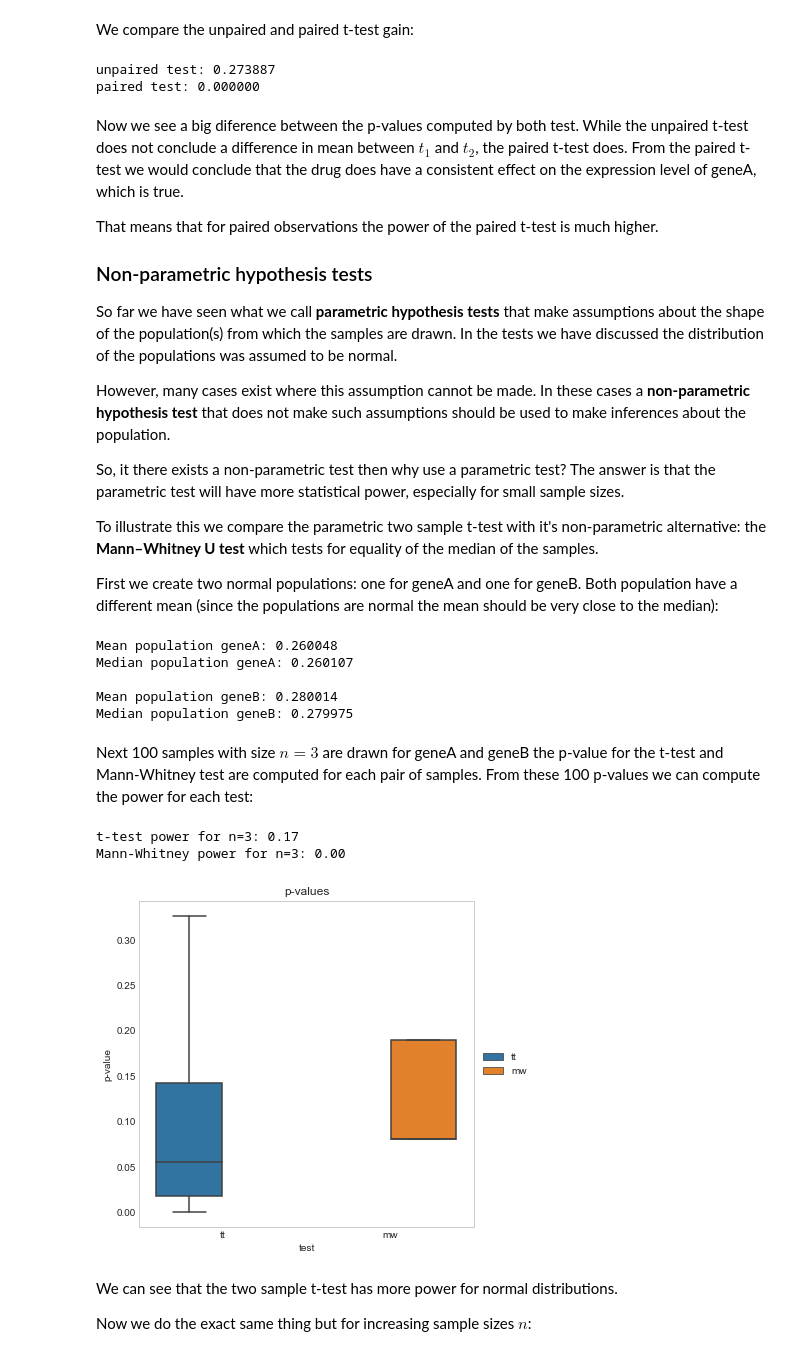
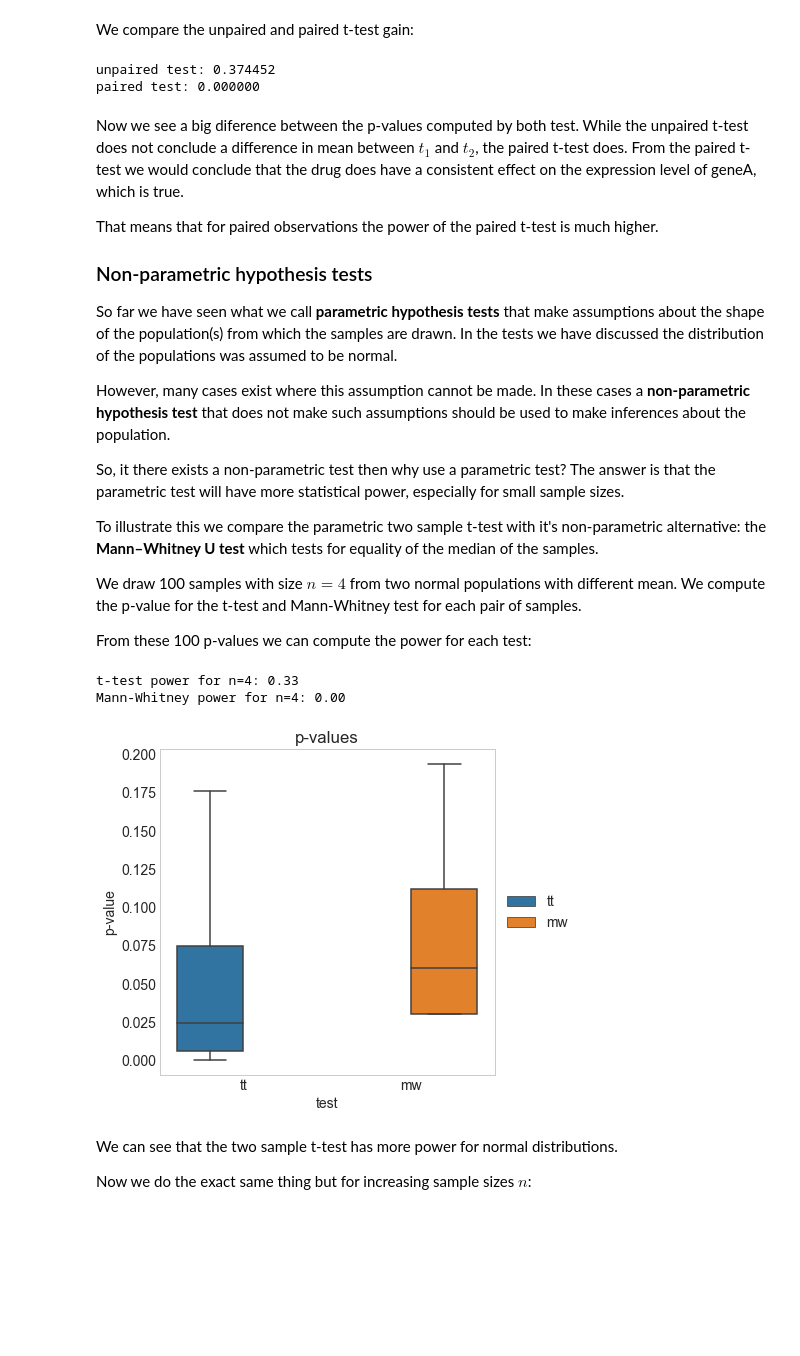
Before and after one commit to sdgroeve/D012513, a Jupyter notebook: part_II/notebook.ipynb, the cells around one changed output. Cells and saved outputs as stored; diff of their text form; code cells hidden in the pictures; blank space fills up the shorter version.

```diff
--- a/part_II/notebook.ipynb
+++ b/part_II/notebook.ipynb
@@ -119,8 +95,8 @@ plt.figure(figsize=(5,5))
 for n in [3,6,9,12,18]:
     mean_diffs = []
     for i in range(m):
-        x = np.random.choice(population,size=n)
-        D = np.mean(x)-mu0
+        x_tmp = np.random.normal(size=n,loc=0.3,scale=0.05)
+        D = np.mean(x_tmp)-mu0
         mean_diffs.append(D)
     sns.distplot(mean_diffs,label="n=%i"%n)
 plt.legend(loc='center left', bbox_to_anchor=(1, 0.5))
@@ -636,0 +375,13 @@ df.head()
+# %%
+df = pd.DataFrame()
+for n_tmp in [6,9,12,18,32]:
+    pvalues = []
+    for i in range(100):
+        geneA = np.random.normal(size=n_tmp,loc=0.26,scale=0.01)
+        geneB = np.random.normal(size=n_tmp,loc=0.27,scale=0.01)
+        pvalues.append(stats.ttest_ind(geneA,geneB).pvalue)
+    df["n=%i"%n_tmp] = pvalues
+plt.figure(figsize=(5,5))
+df.boxplot()
+plt.title("p-values")
+plt.show()
@@ -636,0 +410,9 @@ df.head()
+# %%
+n = 9
+geneA_t1 = np.random.normal(size=n,loc=0.26,scale=0.01)
+geneA_t2 = np.random.normal(size=n,loc=0.26,scale=0.01)
+# create DataFrame
+df = pd.DataFrame()
+df["geneA_t1"] = geneA_t1
+df["geneA_t2"] = geneA_t2
+df.head()
@@ -667,16 +454,12 @@ Ttest_relResult(statistic=1.5705851040246477, pvalue=0.1549203498659095)
 We can see that both tests accept the null hypothesis for $\alpha = 0.01$.
 Now let's again create paired observations but this time the expression level for the observation in $t_2$ is consistently higher as compared to the same observation in $t_1$:
 # %%
-n = 9
-
-geneA_t1 = np.random.choice(population,size=n)
-geneA_t2 = geneA_t1 + np.random.normal(size=n,loc=0.005,scale=0.001) #adding a radom value to the observation in t1
-
+geneA_t1 = np.random.normal(size=n,loc=0.26,scale=0.01)
+geneA_t2 = geneA_t1 + np.random.normal(size=n,loc=0.005,scale=0.001)
 # create DataFrame
 df = pd.DataFrame()
 df["geneA_t1"] = geneA_t1
 df["geneA_t2"] = geneA_t2
-
 df.head()
 # %% [output]
 |  | geneA_t1 | geneA_t2 |
@@ -708,7 +489,7 @@ We compare the unpaired and paired t-test gain:
 print "unpaired test: %f" % stats.ttest_ind(geneA_t1,geneA_t2).pvalue
 print "paired test: %f" % stats.ttest_rel(geneA_t1,geneA_t2).pvalue
 # %% [output]
-unpaired test: 0.273887
+unpaired test: 0.374452
 paired test: 0.000000
 # %% [markdown]
 Now we see a big diference between the p-values computed by both test. While the unpaired t-test does not conclude a difference in mean between $t_1$ and $t_2$, the paired t-test does. From the paired t-test we would conclude that the drug does have a consistent effect on the expression level of geneA, which is true.
@@ -725,72 +506,46 @@ So, it there exists a non-parametric test then why use a parametric test? The an
 
 To illustrate this we compare the parametric two sample t-test with it's non-parametric alternative: the **Mann–Whitney U test** which tests for equality of the median of the samples.
 
-First we create two normal populations: one for geneA and one for geneB. Both population have a different mean (since the populations are normal the mean should be very close to the median):
+We draw 100 samples with size $n=4$ from two normal populations with different mean. We compute the p-value for the t-test and Mann-Whitney test for each pair of samples.
+
+From these 100 p-values we can compute the power for each test:
-# %%
-mu_geneA = 0.26
-sigma_geneA = 0.01
-mu_geneB = 0.28
-sigma_geneB = 0.01
-
-N = 100000
-
-population_geneA = np.random.normal(size=N,loc=mu_geneA,scale=sigma_geneA)
-population_geneB = np.random.normal(size=N,loc=mu_geneB,scale=sigma_geneB)
-
-print "Mean population geneA: %f" % np.mean(population_geneA)
-print "Median population geneA: %f" % np.median(population_geneA)
-print
-print "Mean population geneB: %f" % np.mean(population_geneB)
-print "Median population geneB: %f" % np.median(population_geneB)
-# %% [output]
-Mean population geneA: 0.260048
-Median population geneA: 0.260107
-
-Mean population geneB: 0.280014
-Median population geneB: 0.279975
-# %% [markdown]
-Next 100 samples with size $n=3$ are drawn for geneA and geneB the p-value for the t-test and Mann-Whitney test are computed for each pair of samples. From these 100 p-values we can compute the power for each test:
 # %%
-from scipy.stats import skewnorm
-
-n = 3
+n = 4
 alpha = 0.01
-
 df = pd.DataFrame()
 pvalues = []
 tests = []
 correct_tt = 0
 correct_mw = 0
 for i in range(1000):
-    p1 = np.random.choice(population_geneA,size=n)
-    p2 = np.random.choice(population_geneB,size=n)
+    p1 = np.random.normal(size=n,loc=0.26,scale=0.01)
+    p2 = np.random.normal(size=n,loc=0.28,scale=0.01)
     pvalue = stats.ttest_ind(p1,p2).pvalue
     pvalues.append(pvalue)
     if pvalue <= alpha:
         correct_tt+=1
     tests.append("tt")
     pvalue = stats.mannwhitneyu(p1,p2,alternative="two-sided").pvalue
     pvalues.append(pvalue)
     if pvalue <= alpha:
         correct_mw+=1
     tests.append("mw")
 power_tt = correct_tt/1000.
 print "t-test power for n=%i: %.2f" % (n,power_tt)
 power_mw = correct_mw/1000.
 print "Mann-Whitney power for n=%i: %.2f" % (n,power_mw)
-
 df = pd.DataFrame()
 df["p-value"] = pvalues
 df["test"] = tests
 plt.figure(figsize=(6,6))
 sns.boxplot(x="test",y="p-value",hue="test",data=df,showfliers=False)
 plt.title("p-values")
 plt.legend(loc='center left', bbox_to_anchor=(1, 0.5))
 plt.show()
 # %% [output]
-t-test power for n=3: 0.17
-Mann-Whitney power for n=3: 0.00
+t-test power for n=4: 0.33
+Mann-Whitney power for n=4: 0.00
-[figure, old version]
+[figure, new version]
 # %% [markdown]
 We can see that the two sample t-test has more power for normal distributions.
 
```
Also changed, not shown: parts of 92 cells of this notebook, 5 other files.
